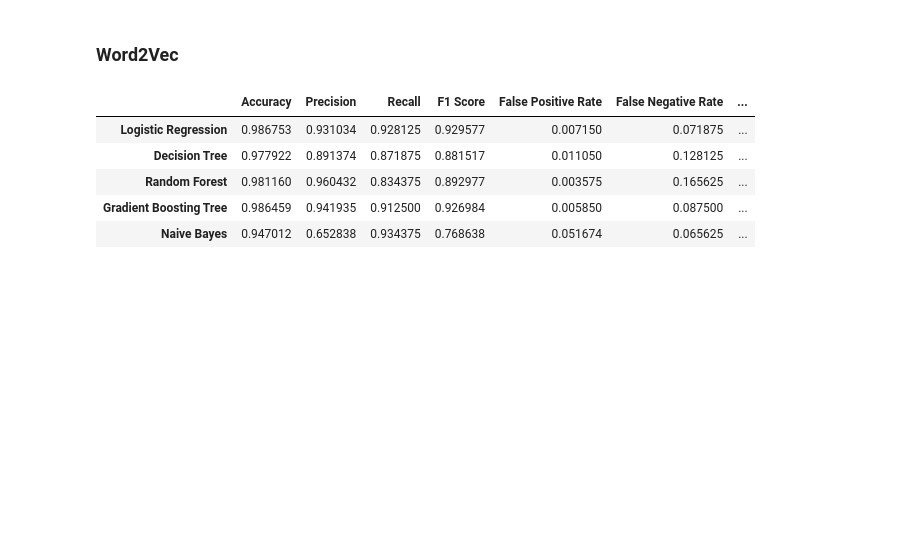
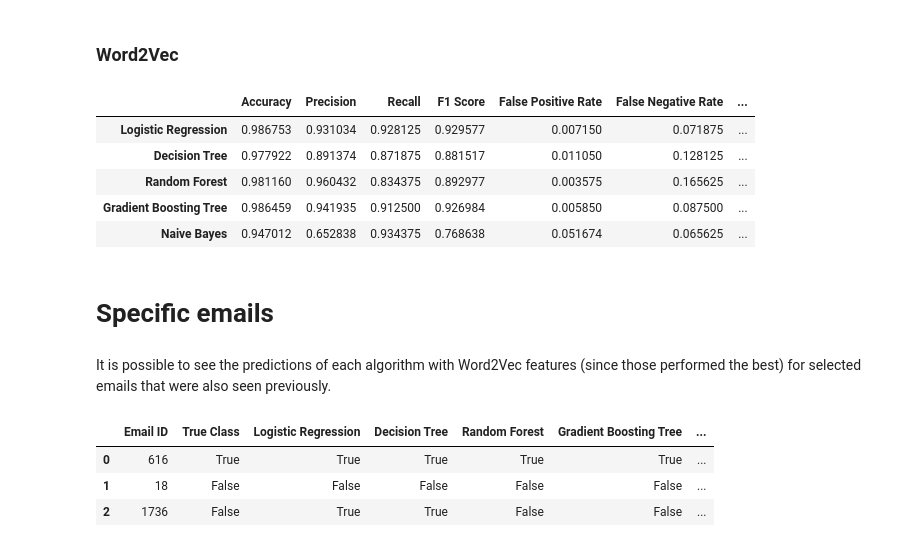
Before and after one commit to liakoyras/thesis-phishing-email-detection, a Jupyter notebook: Text Data Classification (baseline).ipynb, the cells around one changed output. Drawn from its saved outputs; the diff is of its cells as text; code cells hidden in the pictures; blank space fills up the shorter version.

Commit message:
Show predictions of specific emails
Added a quick hack function that outputs the prediction of each
algorithm for specific email ids.

Enriched with more examples.

```diff
--- a/Text Data Classification (baseline).ipynb
+++ b/Text Data Classification (baseline).ipynb
@@ -151,6 +151,6 @@ tfidf_test_imbalanced = pd.read_csv(os.path.join(csv_path, test['tfidf_sel'][1])
 # %%
-tfidf_train_imbalanced = separate_features_target(tfidf_train_imbalanced)
-tfidf_test_imbalanced = separate_features_target(tfidf_test_imbalanced)
+tfidf_train_imbalanced = separate_features_target(tfidf_train_imbalanced_complete)
+tfidf_test_imbalanced = separate_features_target(tfidf_test_imbalanced_complete)
 # %% [markdown]
 ### Logistic Regression
 # %%
@@ -192,11 +192,11 @@ Train accuracy: 0.9765969973506035
 # %% [markdown]
 ## Train Word2Vec
 # %%
-word2vec_train_imbalanced = pd.read_csv(os.path.join(csv_path, train['word2vec'][1]), index_col=0)
-word2vec_test_imbalanced = pd.read_csv(os.path.join(csv_path, test['word2vec'][1]), index_col=0)
+word2vec_train_imbalanced_complete = pd.read_csv(os.path.join(csv_path, train['word2vec'][1]), index_col=0)
+word2vec_test_imbalanced_complete = pd.read_csv(os.path.join(csv_path, test['word2vec'][1]), index_col=0)
 # %%
-word2vec_train_imbalanced = separate_features_target(word2vec_train_imbalanced)
-word2vec_test_imbalanced = separate_features_target(word2vec_test_imbalanced)
+word2vec_train_imbalanced = separate_features_target(word2vec_train_imbalanced_complete)
+word2vec_test_imbalanced = separate_features_target(word2vec_test_imbalanced_complete)
 # %% [markdown]
 ### Logistic Regression
 # %%
@@ -262,3 +262,17 @@ results_word2vec_imbalanced
 | Random Forest | 0.981160 | 0.960432 | 0.834375 | 0.892977 | 0.003575 | 0.165625 | ... |
 | Gradient Boosting Tree | 0.986459 | 0.941935 | 0.912500 | 0.926984 | 0.005850 | 0.087500 | ... |
 | Naive Bayes | 0.947012 | 0.652838 | 0.934375 | 0.768638 | 0.051674 | 0.065625 | ... |
+# %% [markdown]
+# Specific emails
+# %% [markdown]
+It is possible to see the predictions of each algorithm with Word2Vec features (since those performed the best) for selected emails that were also seen previously.
+# %%
+models = [lr_word2vec_balanced, dt_word2vec_balanced, rf_word2vec_balanced, gb_word2vec_balanced, nb_word2vec_balanced]
+names = ['Logistic Regression', 'Decision Tree', 'Random Forest', 'Gradient Boosting Tree', 'Naive Bayes']
+# %%
+ml.results_by_id(models, names, word2vec_test_balanced_complete, [18, 616, 1736], lr_word2vec_balanced_scaler)
+# %% [output]
+|  | Email ID | True Class | Logistic Regression | Decision Tree | Random Forest | Gradient Boosting Tree | ... |
+| 0 | 616 | True | True | True | True | True | ... |
+| 1 | 18 | False | False | False | False | False | ... |
+| 2 | 1736 | False | True | True | False | False | ... |
```
Also changed, not shown: parts of 6 cells of this notebook, 2 other files.
